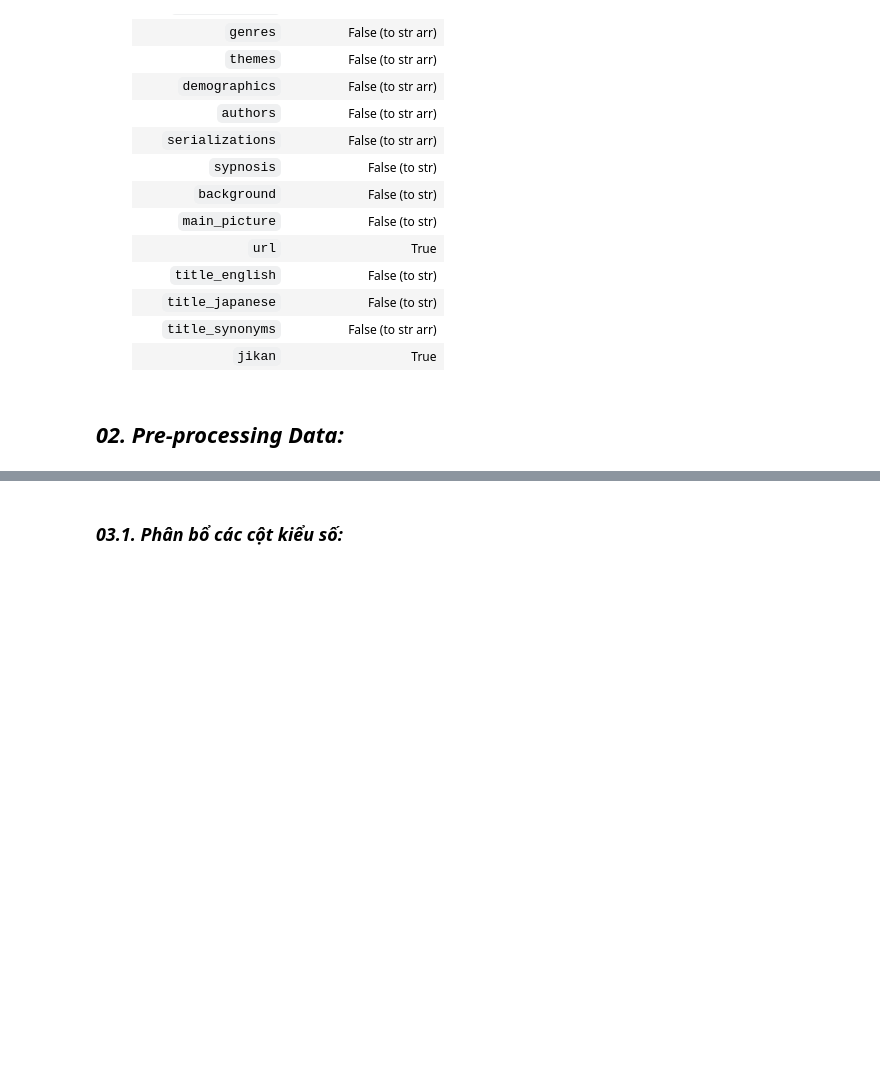
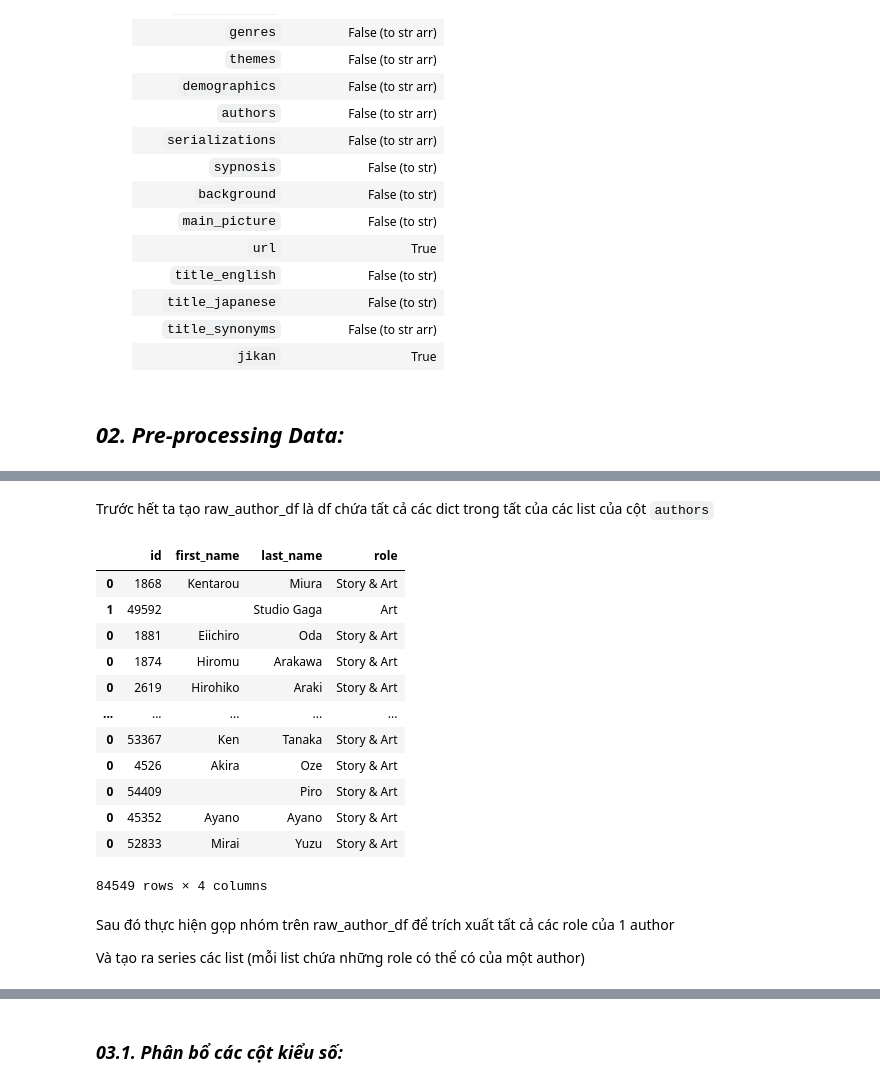
Before and after one commit to lengoctuong/Prj-Manga-Dataset_Programming4DS, a Jupyter notebook: 02_Exploring-Preprocessing-Data.ipynb, the cells around one changed output, grey strips where cells are left out. Drawn from its saved outputs; the diff is of its cells as text; code cells hidden in the pictures; blank space fills up the shorter version.

```diff
--- a/02_Exploring-Preprocessing-Data.ipynb
+++ b/02_Exploring-Preprocessing-Data.ipynb
@@ -220,0 +229,23 @@ dtype: object
+# %% [markdown]
+Trước hết ta tạo raw_author_df là df chứa tất cả các dict trong tất của các list của cột `authors`
+# %%
+raw_author_df = pd.concat(np.array(manga_df['authors'].apply(pd.DataFrame)))
+raw_author_df
+# %% [output]
+|  | id | first_name | last_name | role |
+| 0 | 1868 | Kentarou | Miura | Story & Art |
+| 1 | 49592 |  | Studio Gaga | Art |
+| 0 | 1881 | Eiichiro | Oda | Story & Art |
+| 0 | 1874 | Hiromu | Arakawa | Story & Art |
+| 0 | 2619 | Hirohiko | Araki | Story & Art |
+| ... | ... | ... | ... | ... |
+| 0 | 53367 | Ken | Tanaka | Story & Art |
+| 0 | 4526 | Akira | Oze | Story & Art |
+| 0 | 54409 |  | Piro | Story & Art |
+| 0 | 45352 | Ayano | Ayano | Story & Art |
+| 0 | 52833 | Mirai | Yuzu | Story & Art |
+84549 rows × 4 columns
+# %% [markdown]
+Sau đó thực hiện gọp nhóm trên raw_author_df để trích xuất tất cả các role của 1 author
+
+Và tạo ra series các list (mỗi list chứa những role có thể có của một author)
```
Also changed, not shown: parts of 29 cells of this notebook.
